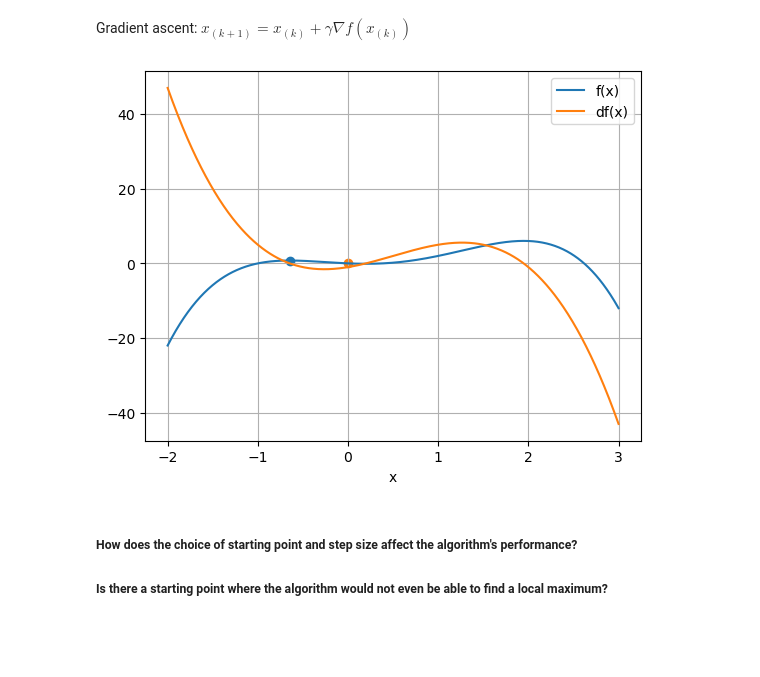
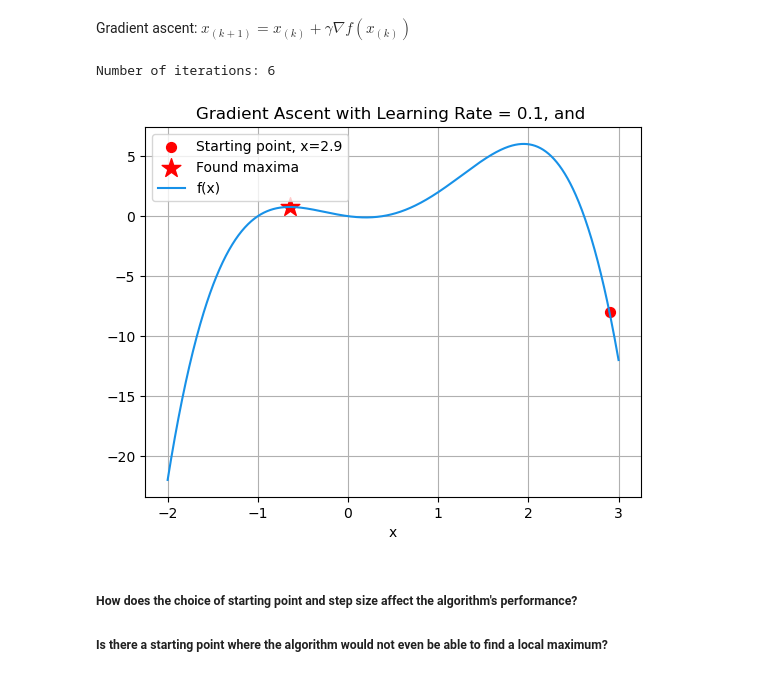
Before and after one commit to johnmagj/IN4050, a Jupyter notebook: Week36_2/exercises_week02.ipynb, the cells around one changed output. Saved outputs shown, nothing was run; the diff lists cells and outputs as text; code cells hidden in the pictures; blank space fills up the shorter version.

```diff
--- a/Week36_2/exercises_week02.ipynb
+++ b/Week36_2/exercises_week02.ipynb
@@ -35,35 +35,43 @@ Gradient ascent: $x_{(k+1)} = x_{(k)} + \gamma \nabla f(x_{(k)})$
 # %%
 # Solution
 
-def gradient_ascent(x_start, precision=0.0001, lr=0.1):
+def gradient_ascent(x_start, f, df, precision, learning_rate):
     """
     Calculate x_next, using the learning rate lr.
     """
-    gamma = lr
-    fx = f(x_start)
+    gamma = learning_rate
     dfx = df(x_start)
+    i = 0
     while abs(dfx) > precision:
         x_next = x_start + gamma*df(x_start)
-        fx = f(x_next)
         dfx = df(x_start)
         x_start = x_next
+        i += 1
+    print(f"Number of iterations: {i}")
     return x_next, fx
 
-x_start = 0.0
-testx, testf = gradient_ascent(x_start)
+lr = 0.1
+precision = 0.0001
+x_start = 2.9
 
-plt.scatter(testx, testf)
-plt.scatter(x_start, f(x_start))
-plt.plot(x, f(x), label="f(x)")
-plt.plot(x, df(x), label="df(x)")
+test_t = 1.0
+
+testx, testf = gradient_ascent(x_start, f, df, precision=precision, learning_rate=lr)
+
+plt.scatter(x_start, f(x_start), color="red", marker=".", s=200, label=f"Starting point, x={x_start}")
+plt.scatter(testx, testf, color="red", marker="*", s=200, label="Found maxima")
+plt.plot(x, f(x), label="f(x)", color="#1791e8")
+#plt.plot(x, df(x), label="df(x)")
 plt.xlabel("x")
 plt.ylabel
 plt.legend()
+plt.title(f"Gradient Ascent with Learning Rate = {lr}, and ")
 plt.grid()
 plt.show()
 plt.close()
 # %% [output]
+Number of iterations: 6
-[figure, old version]
+[figure, new version]
 # %% [markdown]
 ##### How does the choice of starting point and step size affect the algorithm's performance?
 
```
